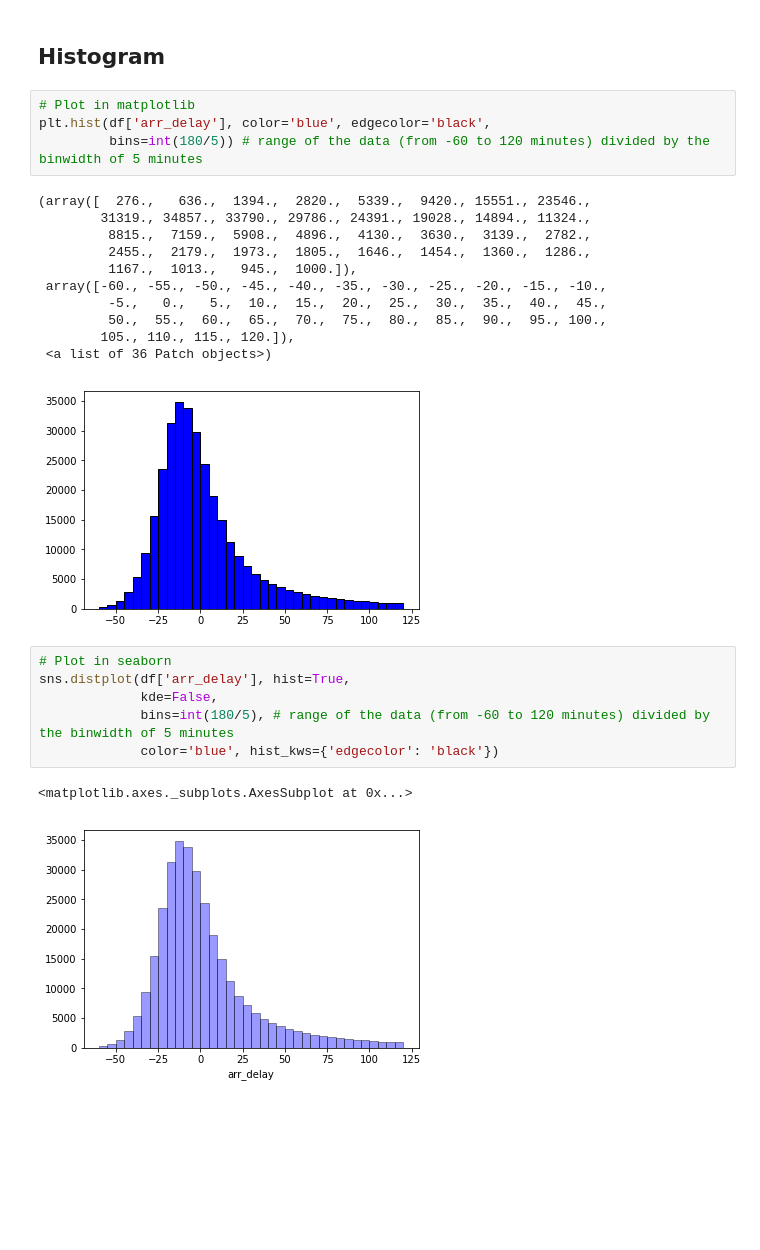
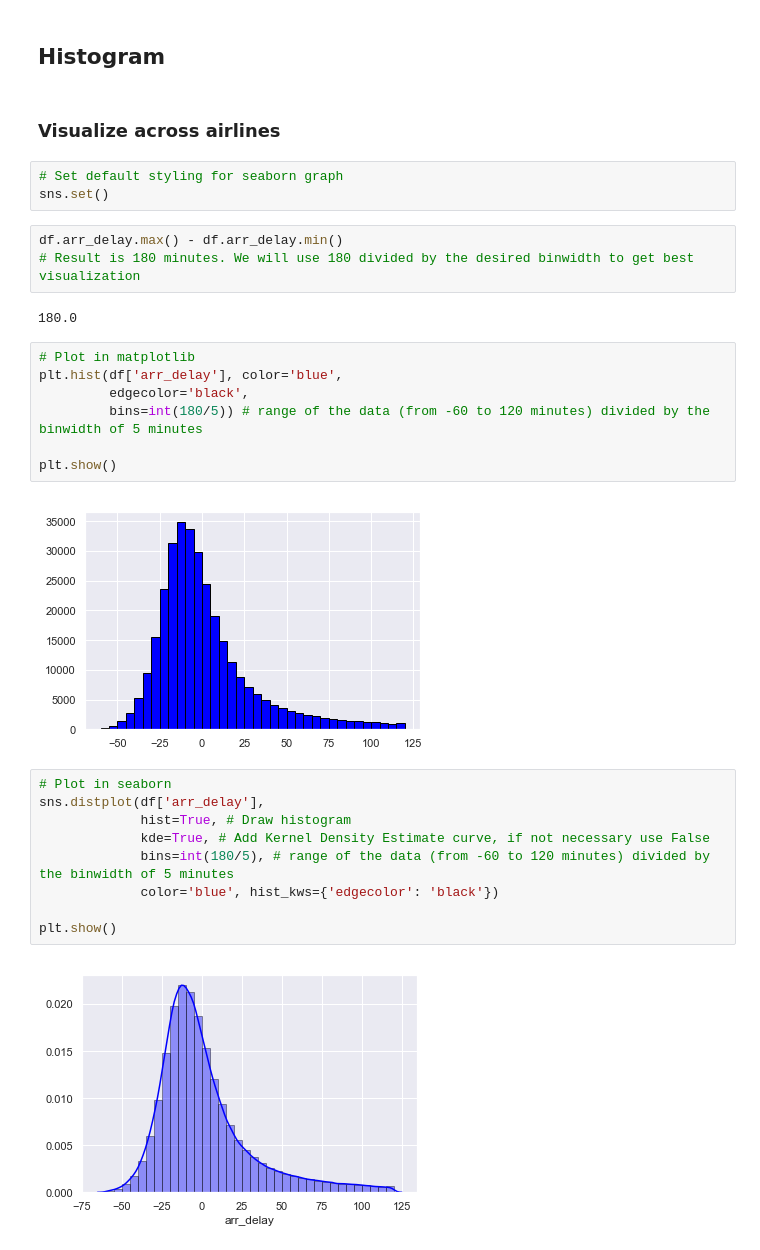
Before and after one commit to brianmai/Flight-Delay-Analysis, a Jupyter notebook: Flight Delay Analysis.ipynb, the cells around one changed output. Saved outputs shown, nothing was run; the diff lists cells and outputs as text; blank space fills up the shorter version.

```diff
--- a/Flight Delay Analysis.ipynb
+++ b/Flight Delay Analysis.ipynb
@@ -56,28 +39,33 @@ df.groupby(['name']).mean()
 # Data Visualization
 # %% [markdown]
 ## Histogram
+# %% [markdown]
+### Visualize across airlines
+# %%
+# Set default styling for seaborn graph
+sns.set()
+# %%
+df.arr_delay.max() - df.arr_delay.min()
+# Result is 180 minutes. We will use 180 divided by the desired binwidth to get best visualization
+# %% [output]
+180.0
 # %%
 # Plot in matplotlib
-plt.hist(df['arr_delay'], color='blue', edgecolor='black',
+plt.hist(df['arr_delay'], color='blue',
+         edgecolor='black',
          bins=int(180/5)) # range of the data (from -60 to 120 minutes) divided by the binwidth of 5 minutes
+
+plt.show()
 # %% [output]
-(array([  276.,   636.,  1394.,  2820.,  5339.,  9420., 15551., 23546.,
-        31319., 34857., 33790., 29786., 24391., 19028., 14894., 11324.,
-         8815.,  7159.,  5908.,  4896.,  4130.,  3630.,  3139.,  2782.,
-         2455.,  2179.,  1973.,  1805.,  1646.,  1454.,  1360.,  1286.,
-         1167.,  1013.,   945.,  1000.]),
- array([-60., -55., -50., -45., -40., -35., -30., -25., -20., -15., -10.,
-         -5.,   0.,   5.,  10.,  15.,  20.,  25.,  30.,  35.,  40.,  45.,
-         50.,  55.,  60.,  65.,  70.,  75.,  80.,  85.,  90.,  95., 100.,
-        105., 110., 115., 120.]),
- <a list of 36 Patch objects>)
-[figure, old version]
+[figure, new version]
 # %%
 # Plot in seaborn
-sns.distplot(df['arr_delay'], hist=True,
-             kde=False,
+sns.distplot(df['arr_delay'],
+             hist=True, # Draw histogram
+             kde=True, # Add Kernel Density Estimate curve, if not necessary use False
              bins=int(180/5), # range of the data (from -60 to 120 minutes) divided by the binwidth of 5 minutes
              color='blue', hist_kws={'edgecolor': 'black'})
+
+plt.show()
 # %% [output]
-<matplotlib.axes._subplots.AxesSubplot at 0x...>
-[figure, old version]
+[figure, new version]
```
Also changed, not shown: parts of 22 cells of this notebook.
